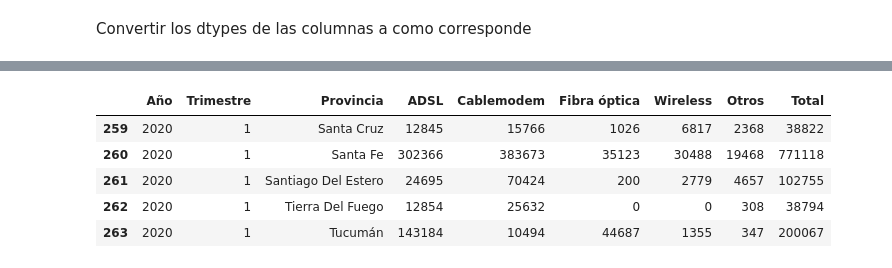
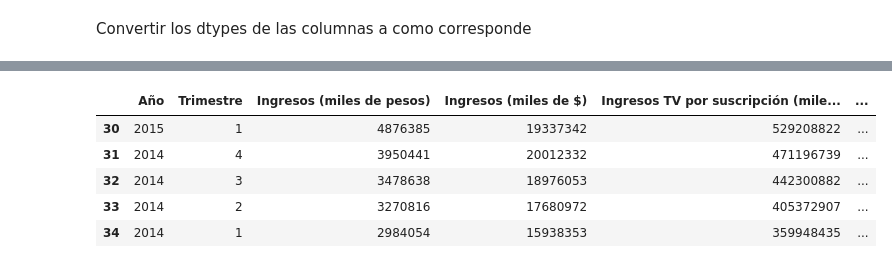
Before and after one commit to Magic-Mario/henry_lab02, a Jupyter notebook: cleaning/eda.ipynb, the cells around one changed output, grey strips where cells are left out. Drawn from its saved outputs; the diff is of its cells as text; code cells hidden in the pictures.

```diff
--- a/cleaning/eda.ipynb
+++ b/cleaning/eda.ipynb
@@ -63,0 +201,10 @@ df_internet_provincia = df_internet_provincia.applymap(lambda x: x.replace(',',
+# %%
+df_fija = df_fija[['Año', 'Trimestre', 'Accesos telefonía fija (total)', 'Accesos telefonía fija (hogares)']].copy()
+# %%
+df_internet.drop(columns='Periodo', inplace=True)
+df_movil.drop(columns='Periodo', inplace=True)
+# %%
+df_internet = df_internet.astype(np.int64)
+df_movil = df_movil.astype(np.int64)
+df_tv = df_tv.astype(np.int64)
+df_fija = df_fija.astype(np.int64)
@@ -63,0 +265,2 @@ df_internet_provincia = df_internet_provincia.applymap(lambda x: x.replace(',',
+# %%
+df_service = pd.merge(df_internet, df_movil, on=['Año', 'Trimestre']).merge(df_tv, on=['Año', 'Trimestre']).merge(df_fija, on=['Año', 'Trimestre'])
@@ -64,9 +294,9 @@ df_internet_provincia = df_internet_provincia.applymap(lambda x: x.replace(',',
 # %%
-df_internet_provincia.tail()
+df_service.tail()
 # %% [output]
-|  | Año | Trimestre | Provincia | ADSL | Cablemodem | Fibra óptica | Wireless | Otros | Total |
-| 259 | 2020 | 1 | Santa Cruz | 12845 | 15766 | 1026 | 6817 | 2368 | 38822 |
-| 260 | 2020 | 1 | Santa Fe | 302366 | 383673 | 35123 | 30488 | 19468 | 771118 |
-| 261 | 2020 | 1 | Santiago Del Estero | 24695 | 70424 | 200 | 2779 | 4657 | 102755 |
-| 262 | 2020 | 1 | Tierra Del Fuego | 12854 | 25632 | 0 | 0 | 308 | 38794 |
-| 263 | 2020 | 1 | Tucumán | 143184 | 10494 | 44687 | 1355 | 347 | 200067 |
+|  | Año | Trimestre | Ingresos (miles de pesos) | Ingresos (miles de $) | Ingresos TV por suscripción (mile... | ... |
+| 30 | 2015 | 1 | 4876385 | 19337342 | 529208822 | ... |
+| 31 | 2014 | 4 | 3950441 | 20012332 | 471196739 | ... |
+| 32 | 2014 | 3 | 3478638 | 18976053 | 442300882 | ... |
+| 33 | 2014 | 2 | 3270816 | 17680972 | 405372907 | ... |
+| 34 | 2014 | 1 | 2984054 | 15938353 | 359948435 | ... |
```
Also changed, not shown: parts of 43 cells of this notebook, 5 other files.
